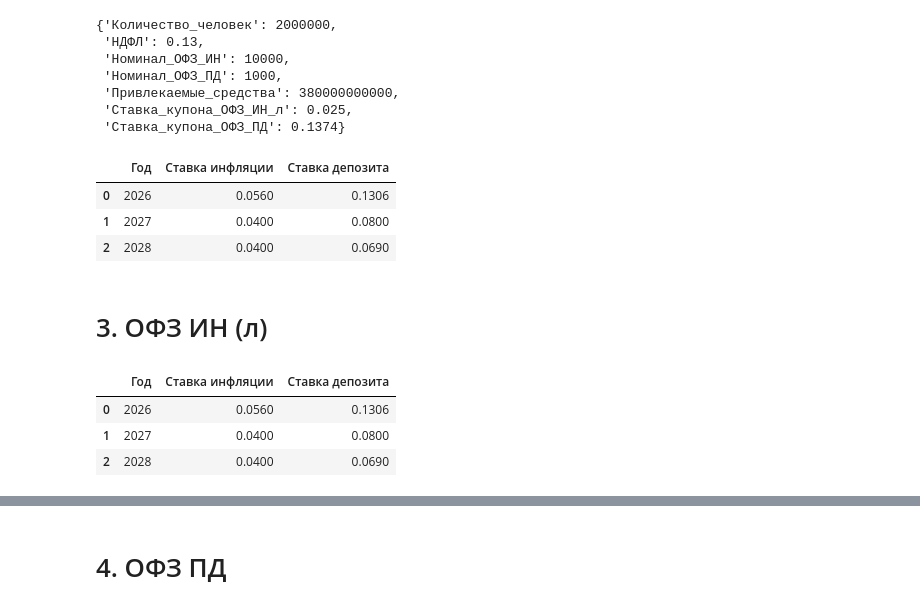
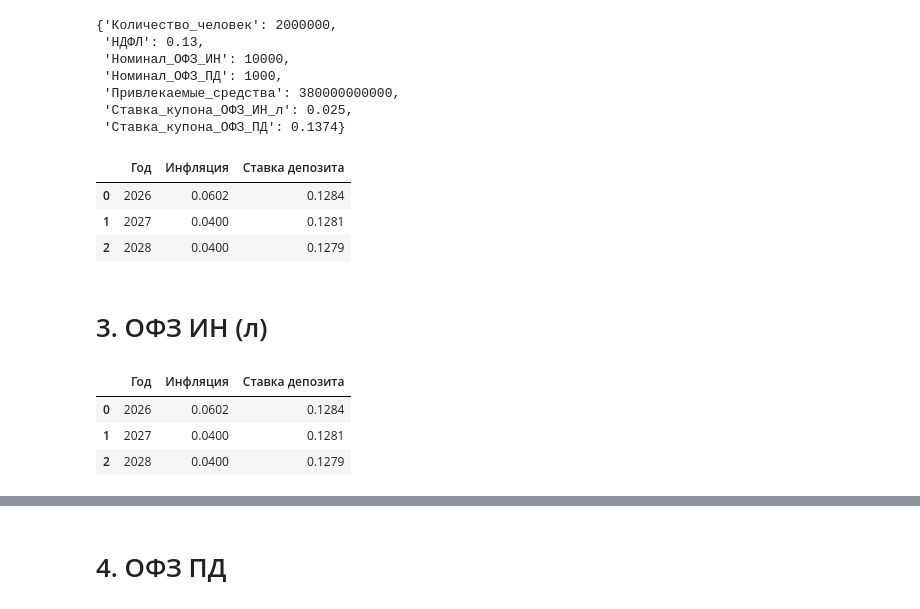
Before and after one commit to DOC8048/ofz-in-l, a Jupyter notebook: ОФЗ ИН (л).ipynb, the cells around one changed output, grey strips where cells are left out. Saved outputs shown, nothing was run; the diff lists cells and outputs as text; code cells hidden in the pictures.

```diff
--- a/ОФЗ ИН (л).ipynb
+++ b/ОФЗ ИН (л).ipynb
@@ -26,19 +26,20 @@ pprint(const)
  'Привлекаемые_средства': 380000000000,
  'Ставка_купона_ОФЗ_ИН_л': 0.025,
  'Ставка_купона_ОФЗ_ПД': 0.1374}
-# %%
-dynamic = pd.read_excel(
-    "Модель по ОФЗ ИН (в) переделыш.xlsx",
-    sheet_name="Входные данные",    # имя листа
-    usecols="A:C",                 #  параметр, который говорит: «бери только эти столбцы»
-    skiprows=0                     # сколько строк пропустить в начале файла (при чтении)
-)
-dynamic.columns = ['Год', 'Ставка инфляции', 'Ставка депозита']
-dynamic = dynamic.dropna(subset=['Год'])
-dynamic['Год'] =  dynamic['Год'].astype(int)
-dynamic
-# %% [output]
-|  | Год | Ставка инфляции | Ставка депозита |
-| 0 | 2026 | 0.0560 | 0.1306 |
-| 1 | 2027 | 0.0400 | 0.0800 |
-| 2 | 2028 | 0.0400 | 0.0690 |
+# %%
+from cbr_inflation import get_inflation, get_latest_inflation, get_latest_target
+from datetime import date
+inf = get_inflation()
+inf_d = inf.copy()
+inf_d['Год'] = inf_d['date'].dt.year
+inf_d.rename(columns={
+    'inflation': 'Инфляция',
+    'target': 'Цель по инфляции'},inplace=True)
+inf_d = inf_d[['Год','Инфляция']]
+inf_d = inf_d.tail(1)
+current_year = date.today().year
+forecast_years = [ current_year + 1, current_year + 2]
+inf2 = pd.DataFrame({
+    'Год': forecast_years,
+    'Инфляция': inf['target'].iloc[-1]})
+inf_res = pd.concat([inf_d,inf2],ignore_index=True)
@@ -45,13 +92,24 @@ dynamic
+# %%
+DEPOSIT_DECREMENT = 2.5
+base = value
+inf_res['Ставка депозита'] = base - (DEPOSIT_DECREMENT/100) * inf_res.index
+inf_res[['Инфляция','Ставка депозита']] = inf_res[['Инфляция','Ставка депозита']]/100
+inf_res
+# %% [output]
+|  | Год | Инфляция | Ставка депозита |
+| 0 | 2026 | 0.0602 | 0.1284 |
+| 1 | 2027 | 0.0400 | 0.1281 |
+| 2 | 2028 | 0.0400 | 0.1279 |
 # %% [markdown]
 # 3. ОФЗ ИН (л)
 # %%
-ofz = dynamic.copy()
+ofz =inf_res.copy()
 ofz
 # %% [output]
-|  | Год | Ставка инфляции | Ставка депозита |
-| 0 | 2026 | 0.0560 | 0.1306 |
-| 1 | 2027 | 0.0400 | 0.0800 |
-| 2 | 2028 | 0.0400 | 0.0690 |
+|  | Год | Инфляция | Ставка депозита |
+| 0 | 2026 | 0.0602 | 0.1284 |
+| 1 | 2027 | 0.0400 | 0.1281 |
+| 2 | 2028 | 0.0400 | 0.1279 |
 # %%
 ofz['Привлекаемые средства'] = const['Привлекаемые_средства']
 ofz['Количество человек'] = const['Количество_человек']
```
Also changed, not shown: parts of 34 cells of this notebook, 1 other file.
